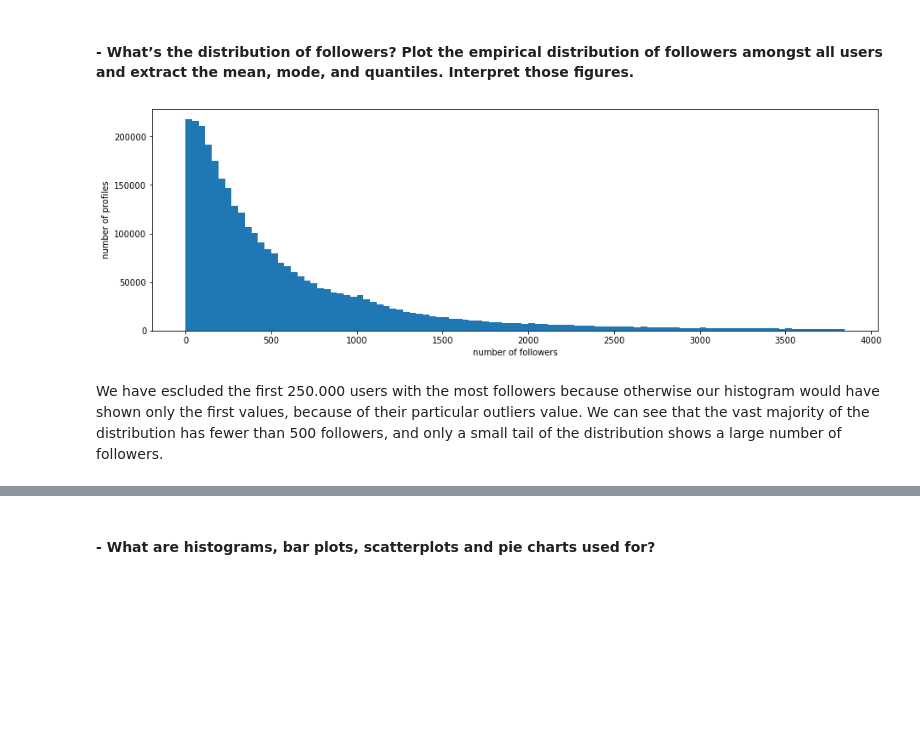
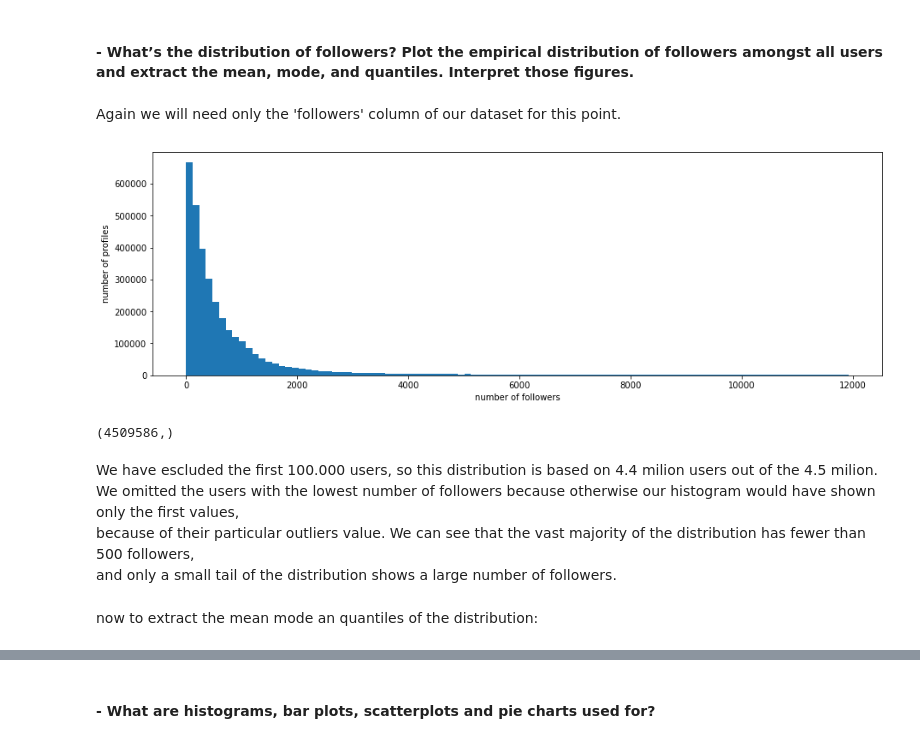
Before and after one commit to Vah1d/ADM-HW2, a Jupyter notebook: HW2.ipynb, the cells around one changed output, grey strips where cells are left out. Saved outputs shown, nothing was run; the diff lists cells and outputs as text; code cells hidden in the pictures; blank space fills up the shorter version.

```diff
--- a/HW2.ipynb
+++ b/HW2.ipynb
@@ -46,6 +47,15 @@ def import_dataset(dataset, chunksize):
         chunksize=chunksize)
     return(df)
 
+def n_posts(distr):
+    print(distr.shape)
+    plt.figure(figsize = (1100/72.,4.8))
+    plt.hist(distr.tail(3400000),bins = 30, density = True)
+    plt.title("Number of posts for each profile in descending order")
+    plt.xlabel("number of posts")
+    plt.ylabel("density of the number of profiles")
+    plt.show()
+
 def piegraph_location(no_loc,loc):
     no_loc = sum(location['binary'] == 0)
     loc = sum(location['binary'] == 1)
@@ -58,6 +68,32 @@ def piegraph_location(no_loc,loc):
     ax1.axis('equal')
 
     plt.show()
+
+def scatter_plot(column1,column2):
+    fig, ax = plt.subplots()
+    ax.scatter(column1,column2)
+    plt.title("scatterplot of likes & comments for each post")
+    plt.xlabel("number of likes")
+    plt.ylabel("number of comments")
+    line = mlines.Line2D([0, 1], [0, 1], color='red')
+    transform = ax.transAxes
+    line.set_transform(transform)
+    ax.add_line(line)
+    ax.ticklabel_format(useOffset = False)
+    plt.show()
+
+def emp_distr(distribution):
+    fig1, ax1 = plt.subplots(figsize = (1100/72.,4.8))
+
+    ax1.hist(distribution.tail(4400000),bins = 100)
+    plt.xlabel("number of followers")
+    plt.ylabel("number of profiles")
+    plt.show()
+
+def m_m_q(distribution):
+    print('1. the average number of followers for an instagram account is: {}'.format(round(distribution.mean(),2)))
+    print('2. the number of followers that appear the most for instagram accounts is: {}'.format(distribution.mode()[0]))
+    print('3. the 10 quantiles of our distribution are:\n{}'.format(distribution.quantile(np.round(np.linspace(0,1.0,10),1))))
 # %% [markdown]
 ## [RQ2] Let's explore the dataset by finding simple insights regarding the profile and posts.
 # %% [markdown]
@@ -248,17 +298,20 @@ in this scatterplot you can see the relationship between likes and comments. The
 # %%
 post_sort = data_profiles.sort_values(by = 'followers', ascending = False)
 solo_foll = post_sort['followers']
-solo_foll.dropna(inplace = True)
+# %% [markdown]
+Again we will need only the 'followers' column of our dataset for this point.
 # %%
-fig1, ax1 = plt.subplots(figsize = (1100/72.,4.8))
-
-ax1.hist(solo_foll.tail(3200000),bins = 100)
-plt.xlabel("number of followers")
-plt.ylabel("number of profiles")
-plt.show()
+emp_distr(solo_foll)
+solo_foll.shape
 # %% [output]
-[figure, old version]
+[figure, new version]
+(4509586,)
 # %% [markdown]
-We have escluded the first 250.000 users with the most followers because otherwise our histogram would have shown only the first values, because of their particular outliers value.
-We can see that the vast majority of the distribution has fewer than 500 followers, and only a small tail of the distribution shows a large number of followers.
+We have escluded the first 100.000 users, so this distribution is based on 4.4 milion users out of the 4.5 milion.
+We omitted the users with the lowest number of followers because otherwise our histogram would have shown only the first values,
+because of their particular outliers value.
+We can see that the vast majority of the distribution has fewer than 500 followers,
+and only a small tail of the distribution shows a large number of followers.
+# %% [markdown]
+now to extract the mean mode an quantiles of the distribution:
 # %%
```
Also changed, not shown: parts of 10 cells of this notebook.
